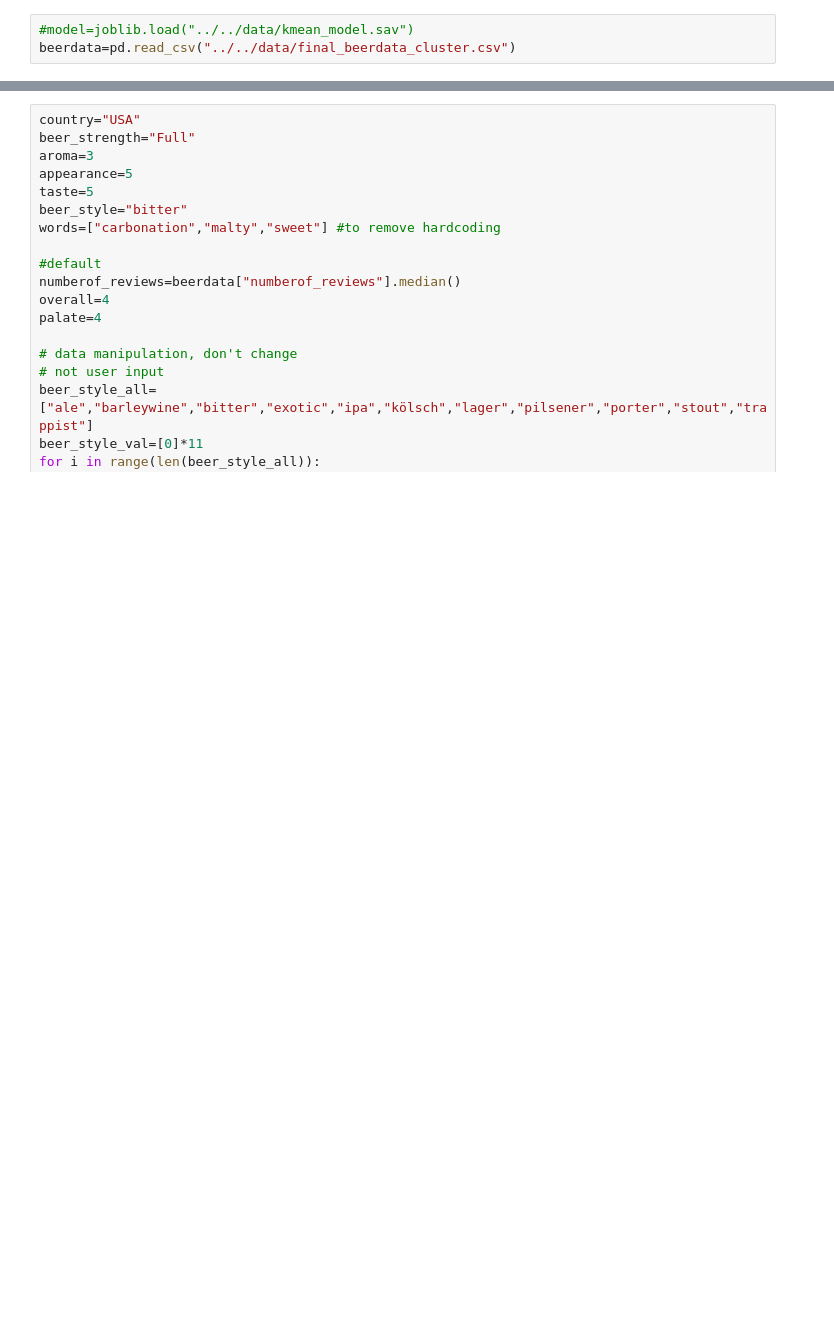
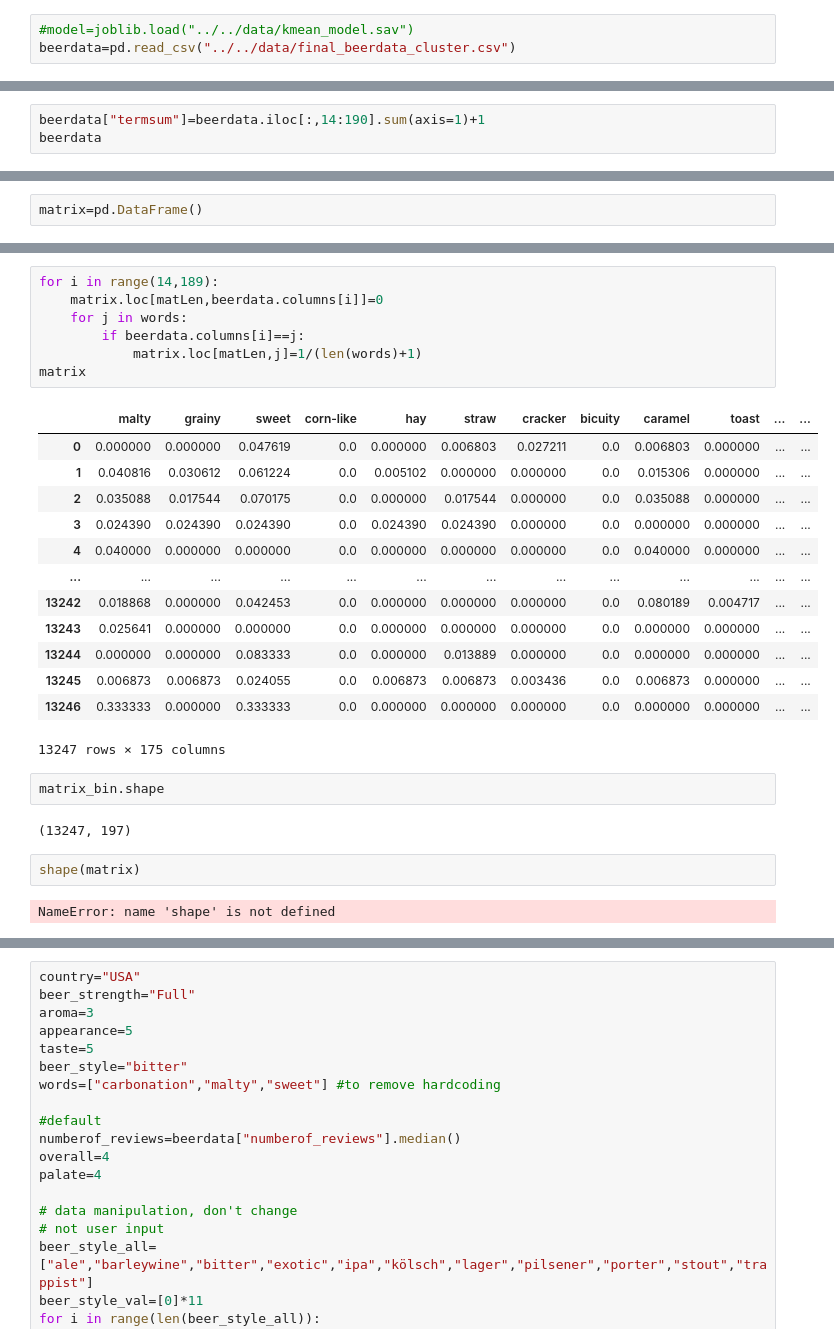
Before and after one commit to mactzu/PredictivePandas, a Jupyter notebook: work/yann/Untitled1.ipynb, the cells around one changed output, grey strips where cells are left out. Drawn from its saved outputs; the diff is of its cells as text; blank space fills up the shorter version.

```diff
--- a/work/yann/Untitled1.ipynb
+++ b/work/yann/Untitled1.ipynb
@@ -82,0 +48,3 @@ dtype: int64
+# %%
+beerdata["termsum"]=beerdata.iloc[:,14:190].sum(axis=1)+1
+beerdata
@@ -82,0 +65,2 @@ dtype: int64
+# %%
+matrix=pd.DataFrame()
@@ -82,0 +85,29 @@ dtype: int64
+# %%
+for i in range(14,189):
+    matrix.loc[matLen,beerdata.columns[i]]=0
+    for j in words:
+        if beerdata.columns[i]==j:
+            matrix.loc[matLen,j]=1/(len(words)+1)
+matrix
+# %% [output]
+|  | malty | grainy | sweet | corn-like | hay | straw | cracker | bicuity | caramel | toast | ... | ... |
+| 0 | 0.000000 | 0.000000 | 0.047619 | 0.0 | 0.000000 | 0.006803 | 0.027211 | 0.0 | 0.006803 | 0.000000 | ... | ... |
+| 1 | 0.040816 | 0.030612 | 0.061224 | 0.0 | 0.005102 | 0.000000 | 0.000000 | 0.0 | 0.015306 | 0.000000 | ... | ... |
+| 2 | 0.035088 | 0.017544 | 0.070175 | 0.0 | 0.000000 | 0.017544 | 0.000000 | 0.0 | 0.035088 | 0.000000 | ... | ... |
+| 3 | 0.024390 | 0.024390 | 0.024390 | 0.0 | 0.024390 | 0.024390 | 0.000000 | 0.0 | 0.000000 | 0.000000 | ... | ... |
+| 4 | 0.040000 | 0.000000 | 0.000000 | 0.0 | 0.000000 | 0.000000 | 0.000000 | 0.0 | 0.040000 | 0.000000 | ... | ... |
+| ... | ... | ... | ... | ... | ... | ... | ... | ... | ... | ... | ... | ... |
+| 13242 | 0.018868 | 0.000000 | 0.042453 | 0.0 | 0.000000 | 0.000000 | 0.000000 | 0.0 | 0.080189 | 0.004717 | ... | ... |
+| 13243 | 0.025641 | 0.000000 | 0.000000 | 0.0 | 0.000000 | 0.000000 | 0.000000 | 0.0 | 0.000000 | 0.000000 | ... | ... |
+| 13244 | 0.000000 | 0.000000 | 0.083333 | 0.0 | 0.000000 | 0.013889 | 0.000000 | 0.0 | 0.000000 | 0.000000 | ... | ... |
+| 13245 | 0.006873 | 0.006873 | 0.024055 | 0.0 | 0.006873 | 0.006873 | 0.003436 | 0.0 | 0.006873 | 0.000000 | ... | ... |
+| 13246 | 0.333333 | 0.000000 | 0.333333 | 0.0 | 0.000000 | 0.000000 | 0.000000 | 0.0 | 0.000000 | 0.000000 | ... | ... |
+13247 rows × 175 columns
+# %%
+matrix_bin.shape
+# %% [output]
+(13247, 197)
+# %%
+shape(matrix)
+# %% [output]
+NameError: name 'shape' is not defined
```
Also changed, not shown: parts of 29 cells of this notebook, 3 other files.
